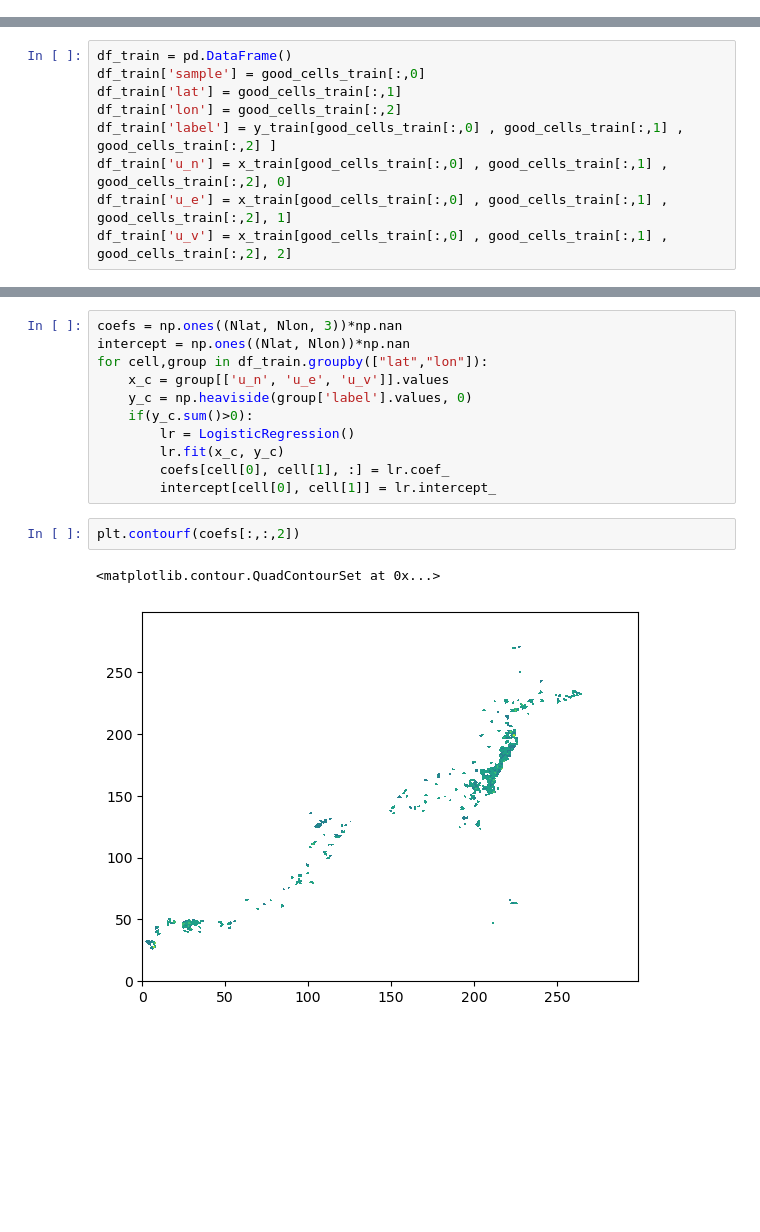
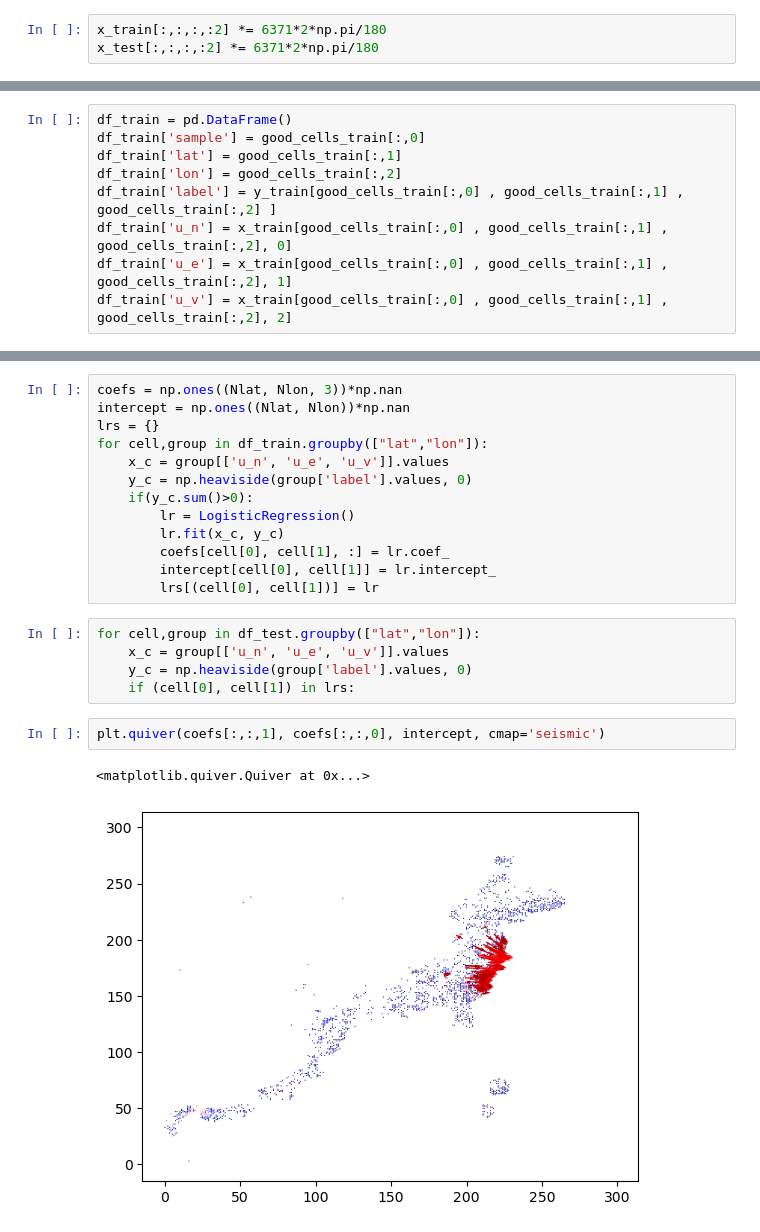
Before and after one commit to vicioms/quake_utils, a Jupyter notebook: trial_24h.ipynb, the cells around one changed output, grey strips where cells are left out. Drawn from its saved outputs; the diff is of its cells as text; blank space fills up the shorter version.

```diff
--- a/trial_24h.ipynb
+++ b/trial_24h.ipynb
@@ -11,6 +11,9 @@ x_train = dataset["x_train"]
 x_test = dataset["x_test"]
 y_train = dataset["y_train"]
 y_test = dataset["y_test"]
+# %%
+x_train[:,:,:,:2] *= 6371*2*np.pi/180
+x_test[:,:,:,:2] *= 6371*2*np.pi/180
 # %%
 Nlat = y_train.shape[1]
 Nlon = y_train.shape[2]
@@ -27,6 +40,7 @@ df_train['u_v'] = x_train[good_cells_train[:,0] , good_cells_train[:,1] , good_c
 # %%
 coefs = np.ones((Nlat, Nlon, 3))*np.nan
 intercept = np.ones((Nlat, Nlon))*np.nan
+lrs = {}
 for cell,group in df_train.groupby(["lat","lon"]):
     x_c = group[['u_n', 'u_e', 'u_v']].values
     y_c = np.heaviside(group['label'].values, 0)
@@ -35,8 +49,14 @@ for cell,group in df_train.groupby(["lat","lon"]):
         lr.fit(x_c, y_c)
         coefs[cell[0], cell[1], :] = lr.coef_
         intercept[cell[0], cell[1]] = lr.intercept_
+        lrs[(cell[0], cell[1])] = lr
-# %%
-plt.contourf(coefs[:,:,2])
-# %% [output]
-<matplotlib.contour.QuadContourSet at 0x...>
-[figure, removed]
+# %%
+for cell,group in df_test.groupby(["lat","lon"]):
+    x_c = group[['u_n', 'u_e', 'u_v']].values
+    y_c = np.heaviside(group['label'].values, 0)
+    if (cell[0], cell[1]) in lrs:
+# %%
+plt.quiver(coefs[:,:,1], coefs[:,:,0], intercept, cmap='seismic')
+# %% [output]
+<matplotlib.quiver.Quiver at 0x...>
+[figure, added]
```
Also changed, not shown: parts of 2 cells of this notebook, 1 other file.
